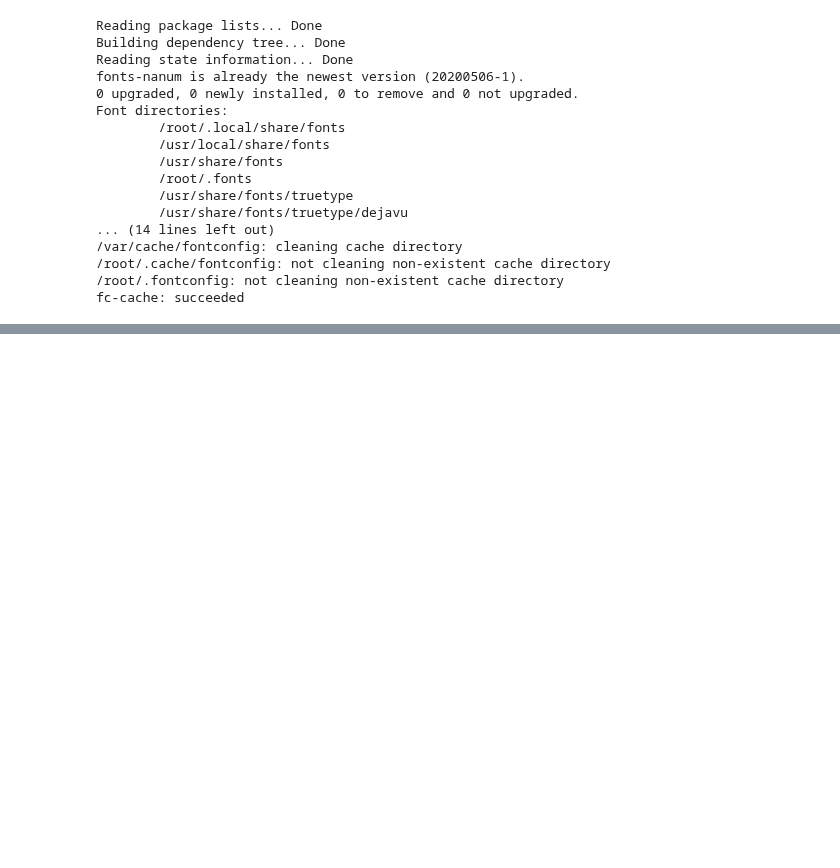
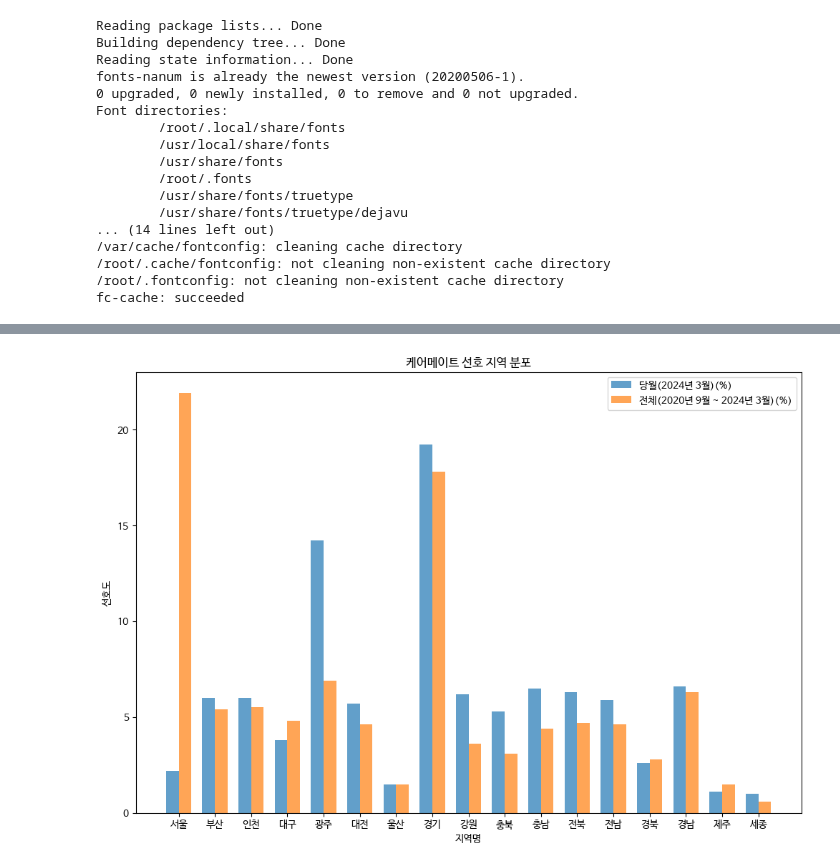
Before and after one commit to kdj0712/rare_field_fastapis, a Jupyter notebook: data/data_analysis/diverse_analysis/ipynb/caregiver_service.ipynb, the cells around one changed output, grey strips where cells are left out. Cells and saved outputs as stored; diff of their text form; code cells hidden in the pictures; blank space fills up the shorter version.

```diff
--- a/data/data_analysis/diverse_analysis/ipynb/caregiver_service.ipynb
+++ b/data/data_analysis/diverse_analysis/ipynb/caregiver_service.ipynb
@@ -36,0 +70,9 @@ import scipy.stats as stats
+# %%
+region = {
+    '지역명': ['서울', '부산', '인천', '대구', '광주', '대전', '울산', '경기', '강원', '충북', '충남', '전북', '전남', '경북', '경남', '제주', '세종'],
+    '당월(2024년 3월)(%)': [2.2, 6, 6, 3.8, 14.2, 5.7, 1.5, 19.2, 6.2, 5.3, 6.5, 6.3, 5.9, 2.6, 6.6, 1.1, 1],
+    '전체(2020년 9월 ~ 2024년 3월)(%)': [21.9, 5.4, 5.5, 4.8, 6.9, 4.6, 1.5, 17.8, 3.6, 3.1, 4.4, 4.7, 4.6, 2.8, 6.3, 1.5, 0.6]
+}
+
+df_caremate_region = pd.DataFrame(region)
+df_caremate_region
@@ -36,0 +98,19 @@ import scipy.stats as stats
+# %%
+# 막대의 위치
+bar_width = 0.35
+index = np.arange(len(df_caremate_region['지역명']))
+
+plt.figure(figsize=(12, 8))
+
+plt.bar(index, df_caremate_region['당월(2024년 3월)(%)'], bar_width, alpha=0.7, label='당월(2024년 3월)(%)')
+plt.bar(index + bar_width, df_caremate_region['전체(2020년 9월 ~ 2024년 3월)(%)'], bar_width, alpha=0.7, label='전체(2020년 9월 ~ 2024년 3월)(%)')
+
+plt.title('케어메이트 선호 지역 분포')
+plt.xlabel('지역명')
+plt.ylabel('선호도')
+plt.xticks(index + bar_width / 2, df_caremate_region['지역명'])
+plt.legend()
+
+plt.show()
+# %% [output]
+[figure, added]
```
Also changed, not shown: parts of 9 cells of this notebook, 1 other file.
